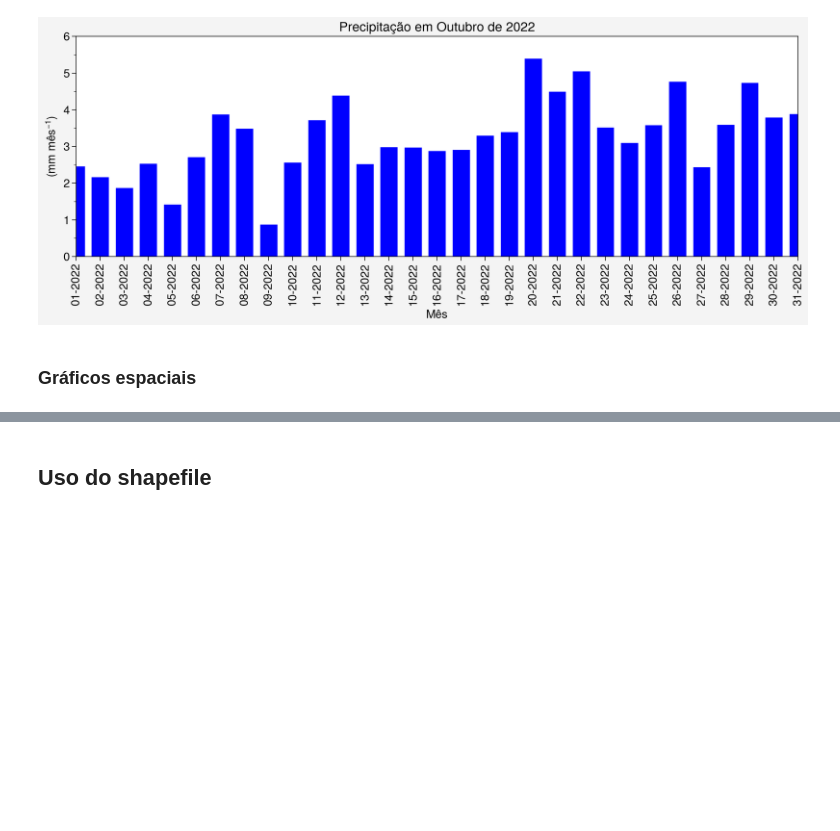
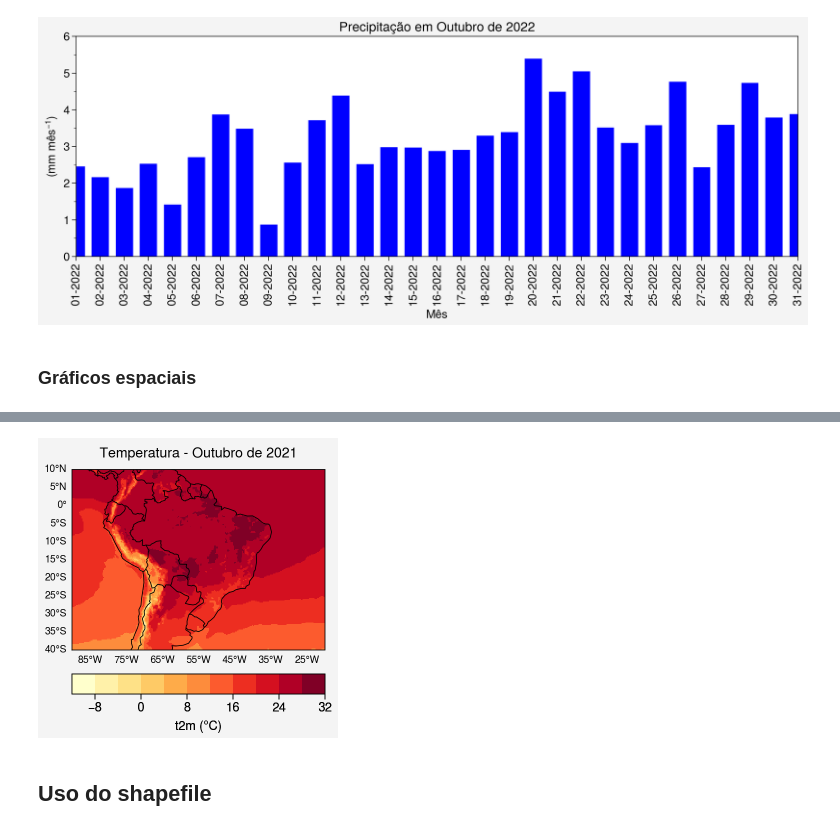
Before and after one commit to jgmsantos/cbmet_XXII, a Jupyter notebook: scripts/graficos.ipynb, the cells around one changed output, grey strips where cells are left out. Cells and saved outputs as stored; diff of their text form; code cells hidden in the pictures; blank space fills up the shorter version.

```diff
--- a/scripts/graficos.ipynb
+++ b/scripts/graficos.ipynb
@@ -128,3 +191,24 @@ fig.save('ex01_barra.jpg', dpi=300)
+# %%
+temp = tk.sel(time='2021-10') # temp(1, 201, 281) = temp(time, latitude, longitude)
+lat = temp['latitude']
+lon = temp['longitude']
+# %%
+fig, ax = pplt.subplots(proj='pcarree', figsize=(3, 3))
+
+# Formatação do mapa.
+ax.format(coast=True, borders=True, labels=True, grid=False,
+          latlines=5, lonlines=5, title='Temperatura - Outubro de 2021',
+          latlim=(-40, 10), lonlim=(-90,-20), small='10px', large='14px')
+
+# Plot da figura.
+# contourf ou pcolormesh.
+# Mapa de cores: https://proplot.readthedocs.io/en/stable/colormaps.html
+mapa = ax.pcolormesh(lon, lat, temp[0,:,:], colorbar='b', cmap='YlOrRd')
+
+# Salva a figura.
+fig.save('ex02_mapa.jpg', dpi=300, bbox_inches='tight')
+# %% [output]
+[figure, added]
 # %% [markdown]
 ## Uso do shapefile
 # %% [markdown]
```
Also changed, not shown: parts of 10 cells of this notebook, 8 other files.
